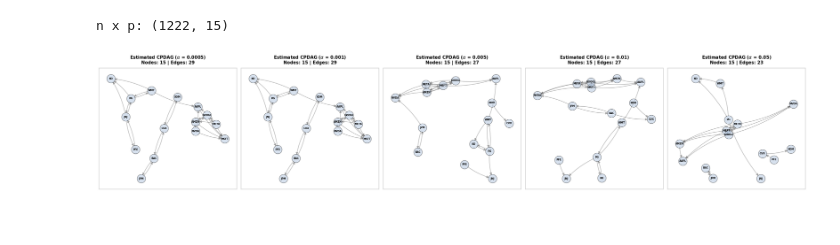
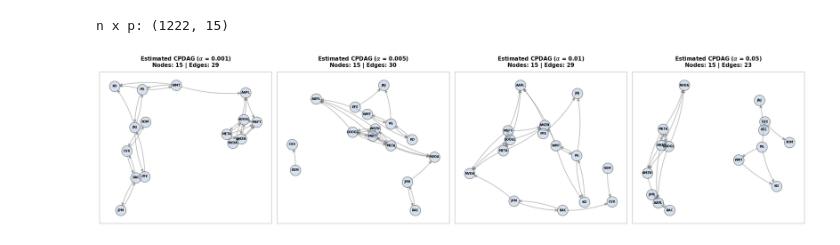
Before and after one commit to dimitris-markopoulos/financial-graphical-models, a Jupyter notebook: notebooks/04_directed_model.ipynb, the cells around one changed output. Saved outputs shown, nothing was run; the diff lists cells and outputs as text; code cells hidden in the pictures.

```diff
--- a/notebooks/04_directed_model.ipynb
+++ b/notebooks/04_directed_model.ipynb
@@ -64,7 +65,7 @@ def fisher_z_ci_test(X, i, j, cond_set=None, significance_level=0.05):
     crit = norm.ppf(1 - significance_level / 2)
     return stat <= crit  # True = independent
 
-def run_pc(alpha):
+def run_pc(X, alpha):
     pc = PC(X)
 
     def ci_wrapper(x, y, z, **kwargs):
@@ -136,30 +137,30 @@ def plot_graph(G, title, ax=None):
     ax.set_title(title, fontsize=12, pad=8)
 # %%
 # Run PC for several α levels
-alphas = [0.0005, 0.001, 0.005, 0.01, 0.05]
+alphas = [0.001, 0.005, 0.01, 0.05]
 graphs = {}
 k = len(alphas)
 
 fig, axes = plt.subplots(1, len(alphas), figsize=(5*len(alphas), 5))
 for ax, alpha in tqdm(zip(axes, alphas), total=len(alphas)):
-    G, dict_ = run_pc(alpha)
+    G, dict_ = run_pc(X, alpha)
     graphs[alpha] = G
     plot_graph(G, "", ax=ax)
     ax.set_title(
         rf"Estimated CPDAG ($\alpha$ = {alpha})" "\n"
         rf"Nodes: {dict_['Nodes']} | Edges: {dict_['Edges']}",
         fontsize=11,
         pad=10,
         backgroundcolor="white",
         fontweight="semibold"
     )
     ax.set_frame_on(True)
     for spine in ax.spines.values():
         spine.set_edgecolor("lightgray")
         spine.set_linewidth(1.5)
 
 plt.tight_layout()
 plt.savefig(media_dir + "/pc_algorithm_on_alpha_grid.png")
 plt.show()
 # %% [output]
-[figure, old version]
+[figure, new version]
```
Also changed, not shown: parts of 3 cells of this notebook, 7 other files.
